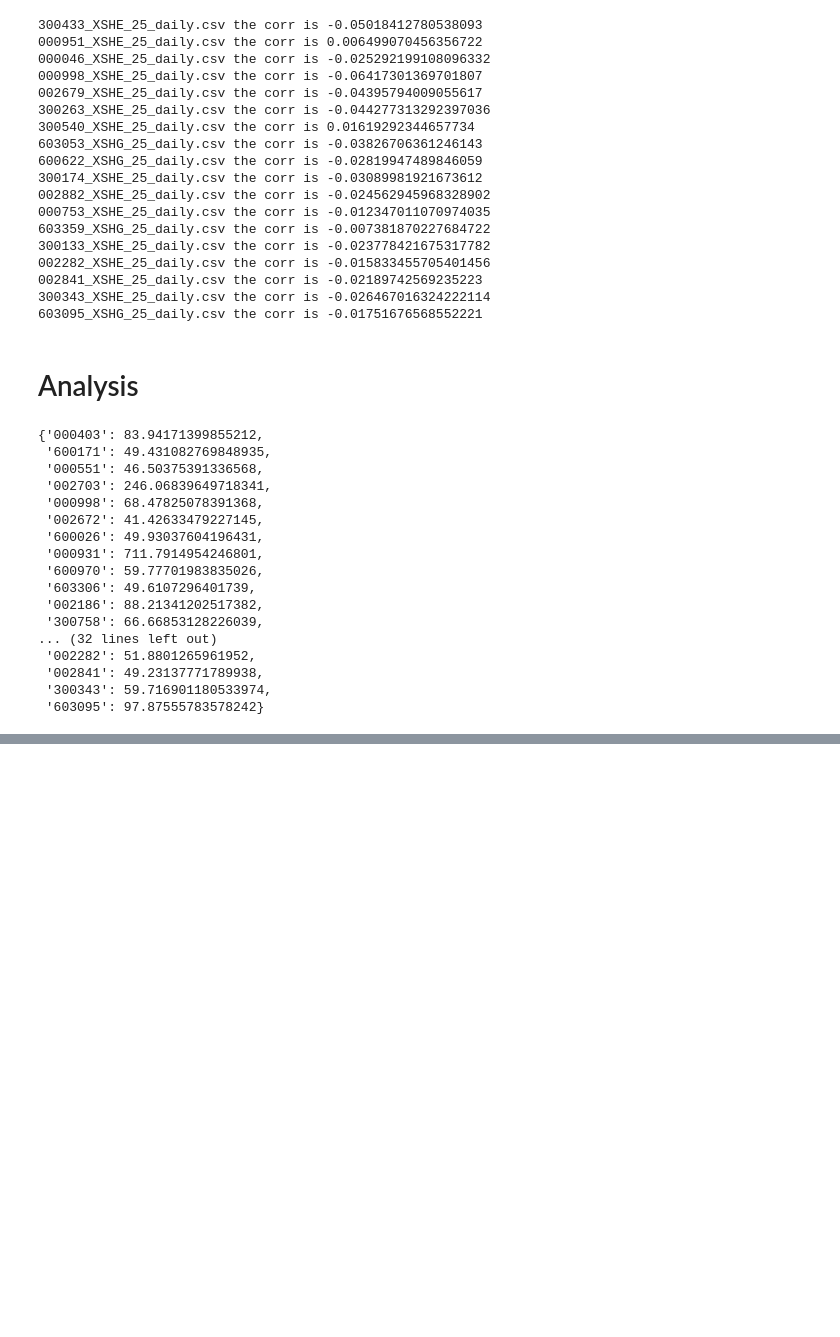
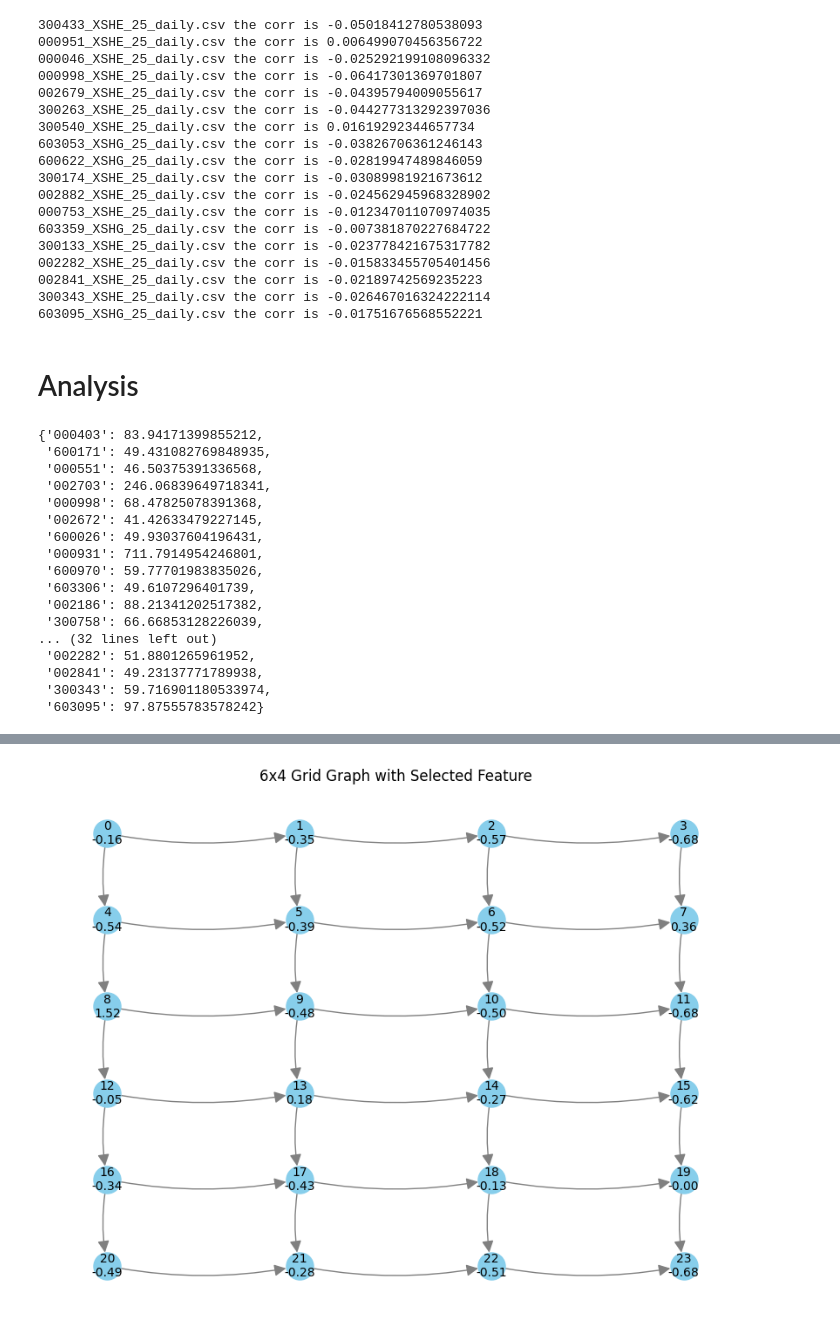
Before and after one commit to shangxiaaabb/StockTradePrediction, a Jupyter notebook: gcn/test.ipynb, the cells around one changed output, grey strips where cells are left out. Drawn from its saved outputs; the diff is of its cells as text; code cells hidden in the pictures; blank space fills up the shorter version.

```diff
--- a/gcn/test.ipynb
+++ b/gcn/test.ipynb
@@ -337,0 +490,59 @@ market_return
+# %%
+import numpy as np
+import networkx as nx
+import matplotlib.pyplot as plt
+
+def gen_adjmatrix(time_length: int = 6, bin_length: int = 4, direct: bool = False) -> np.ndarray:
+    num_nodes = time_length * bin_length
+    adjacency_matrix = np.zeros((num_nodes, num_nodes), dtype=int)
+    for i in range(num_nodes):
+        row, col = divmod(i, bin_length)
+        # 右侧邻居
+        if col < bin_length - 1:
+            right_neighbor = i + 1
+            adjacency_matrix[i, right_neighbor] = 1
+            if not direct:
+                adjacency_matrix[right_neighbor, i] = 1
+        # 下方邻居
+        if row < time_length - 1:
+            bottom_neighbor = i + bin_length
+            adjacency_matrix[i, bottom_neighbor] = 1
+            if not direct:
+                adjacency_matrix[bottom_neighbor, i] = 1
+    return adjacency_matrix
+
+def draw_grid_with_features(adjacency_matrix, time_length, bin_length, features, feature_index=0):
+    G = nx.DiGraph() if np.any(adjacency_matrix != adjacency_matrix.T) else nx.Graph()
+    num_nodes = time_length * bin_length
+    G.add_nodes_from(range(num_nodes))
+
+    # 添加边
+    for i in range(num_nodes):
+        for j in range(num_nodes):
+            if adjacency_matrix[i, j] == 1:
+                G.add_edge(i, j)
+
+    # 设置布局
+    pos = {i: (i % bin_length, time_length - 1 - i // bin_length) for i in range(num_nodes)}
+
+    # 绘制图，并在节点上显示选定的特征值
+    plt.figure(figsize=(8, 6))
+    labels = {i: f'{i}\n{features[i, feature_index]:.2f}' for i in range(num_nodes)}  # 创建带有选定特征值的标签
+    nx.draw(G, pos, with_labels=True, node_color='skyblue', node_size=500, font_size=10, edge_color='gray', arrowsize=20, arrowstyle='-|>', connectionstyle='arc3,rad=0.1', labels=labels)
+    plt.title('6x4 Grid Graph with Selected Feature')
+    plt.show()
+
+# 生成邻接矩阵
+time_length = 6
+bin_length = 4
+direct = True  # 设置为 True 表示有向图，设置为 False 表示无向图
+adj_matrix = gen_adjmatrix(time_length, bin_length, direct)
+
+# 假设我们有一个 24x6 的特征矩阵
+np.random.seed(0)  # 为了可重复性
+features =gnn_data[3]
+
+# 绘制图并加上特征值（例如，选择第一个特征值）
+draw_grid_with_features(adj_matrix, time_length, bin_length, features, feature_index=0)
+# %% [output]
+[figure, added]
```
Also changed, not shown: parts of 8 cells of this notebook, 3 other files.
